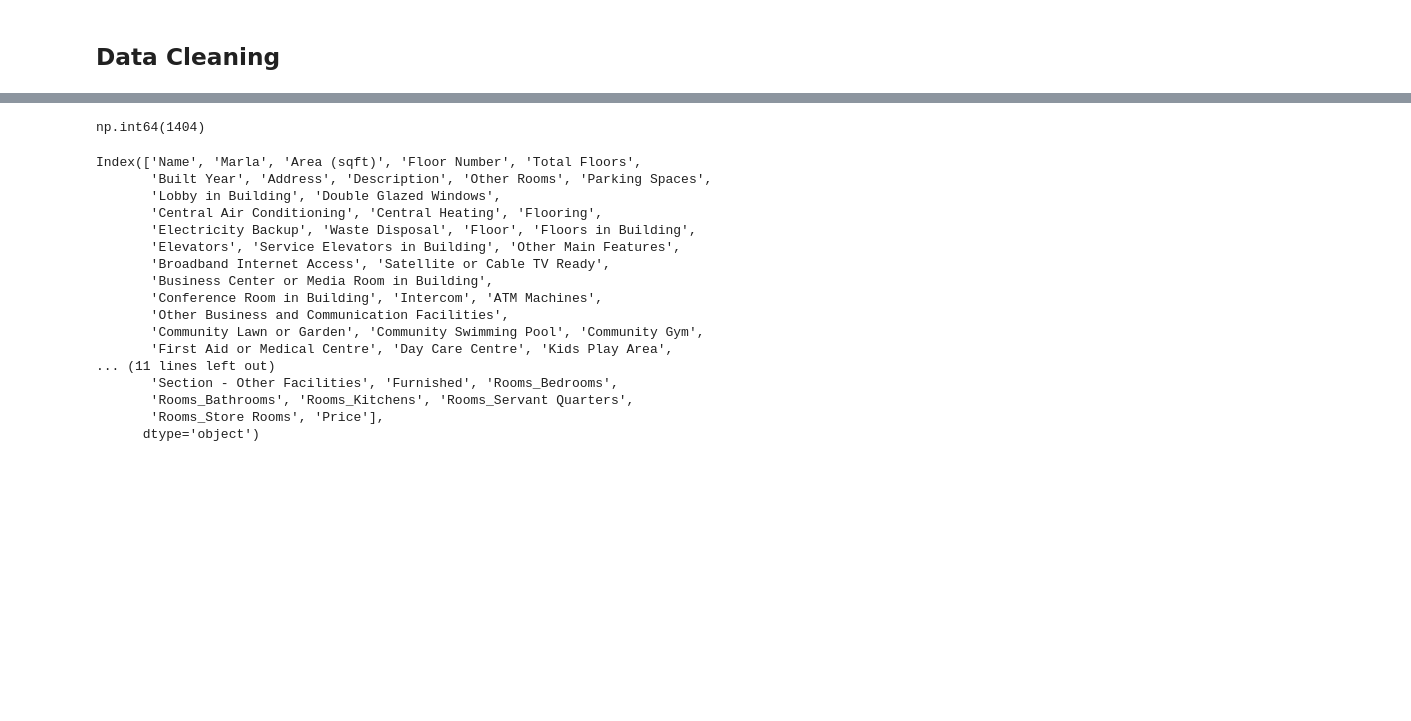
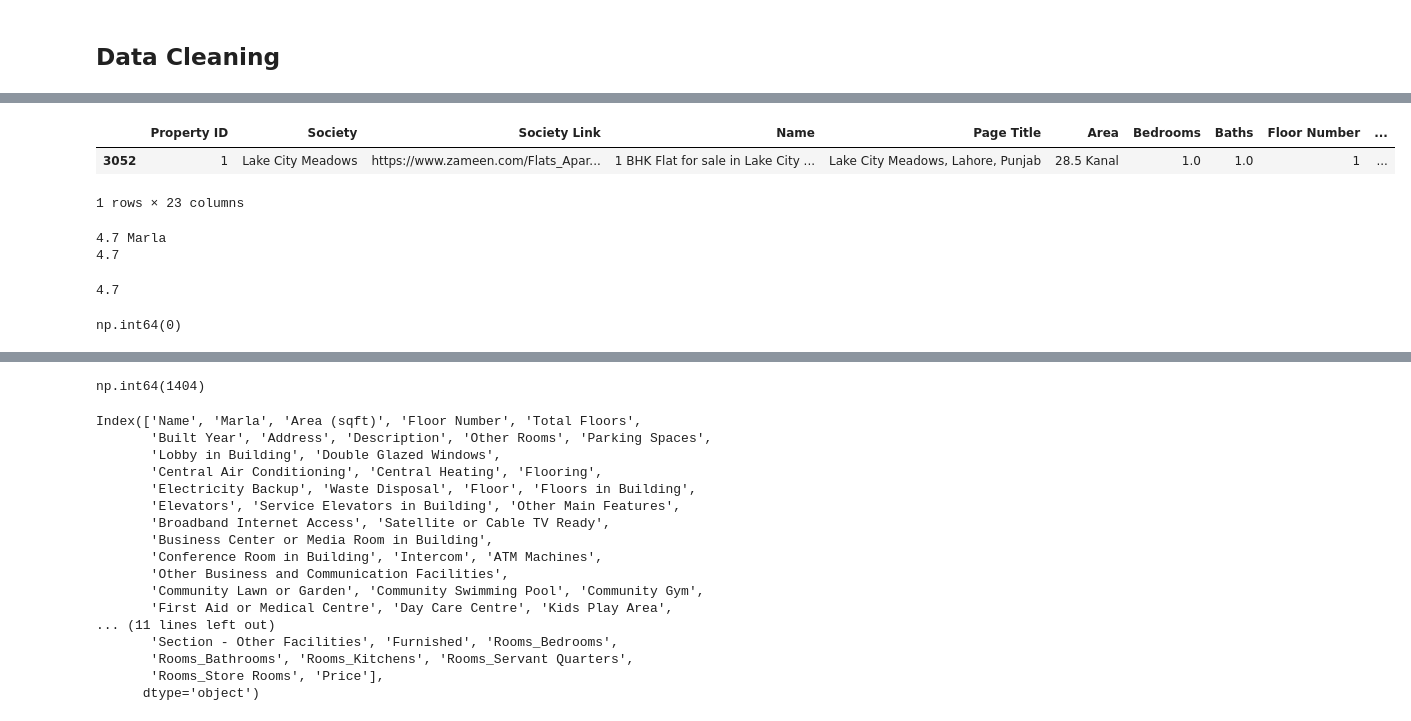
Before and after one commit to zeeshanAhmed2798/real-estate-ml-project, a Jupyter notebook: Data Cleaning/lahore_flats_cleaning.ipynb, the cells around one changed output, grey strips where cells are left out. Drawn from its saved outputs; the diff is of its cells as text; code cells hidden in the pictures; blank space fills up the shorter version.

```diff
--- a/Data Cleaning/lahore_flats_cleaning.ipynb
+++ b/Data Cleaning/lahore_flats_cleaning.ipynb
@@ -358,0 +271,2 @@ df.head()
+# %%
+df = df[df["Price"].notna()].copy()
@@ -358,0 +297,16 @@ df.head()
+# %%
+import re
+import numpy as np
+
+def price_to_crore(x):
+    if pd.isna(x):
+        return np.nan
+    s = str(x).lower().replace(",", "").replace("pkr", "").strip()
+    m = re.search(r"(\d+(?:\.\d+)?)\s*(crore|lakh)", s)
+    if not m:
+        return np.nan
+    val = float(m.group(1))
+    unit = m.group(2)
+    return val if unit == "crore" else val / 100  # 100 lakh = 1 crore
+
+df["price_crore"] = df["Price"].apply(price_to_crore)
@@ -358,0 +319,3 @@ df.head()
+# %%
+df = df.drop(columns=["Price"])
+df = df.rename(columns={"price_crore": "Price"})
@@ -358,0 +371,28 @@ df.head()
+# %%
+import re
+import numpy as np
+
+def area_to_marla(x):
+    if pd.isna(x):
+        return np.nan
+    s = str(x).strip().lower()
+    m = re.search(r"(\d+(?:\.\d+)?)\s*(marla|kanal)", s)
+    if not m:
+        return np.nan
+    val = float(m.group(1))
+    unit = m.group(2)
+    return val if unit == "marla" else val * 20
+
+df["Area_marla"] = df["Area"].apply(area_to_marla)
+# %%
+df[df['Area']=='28.5 Kanal']
+# %% [output]
+|  | Property ID | Society | Society Link | Name | Page Title | Area | Bedrooms | Baths | Floor Number | ... |
+| 3052 | 1 | Lake City Meadows | https://www.zameen.com/Flats_Apar... | 1 BHK Flat for sale in Lake City ... | Lake City Meadows, Lahore, Punjab | 28.5 Kanal | 1.0 | 1.0 | 1 | ... |
+1 rows × 23 columns
+# %%
+print(df['Area'].iloc[3050])
+print(df['Area_marla'].iloc[3050])
+# %% [output]
+4.7 Marla
+4.7
@@ -358,0 +401,4 @@ df.head()
+# %%
+print(df['Area'].iloc[3050])
+# %% [output]
+4.7
@@ -358,0 +407,4 @@ df.head()
+# %%
+df['Area'].isnull().sum()
+# %% [output]
+np.int64(0)
```
Also changed, not shown: parts of 136 cells of this notebook, 12 other files.
